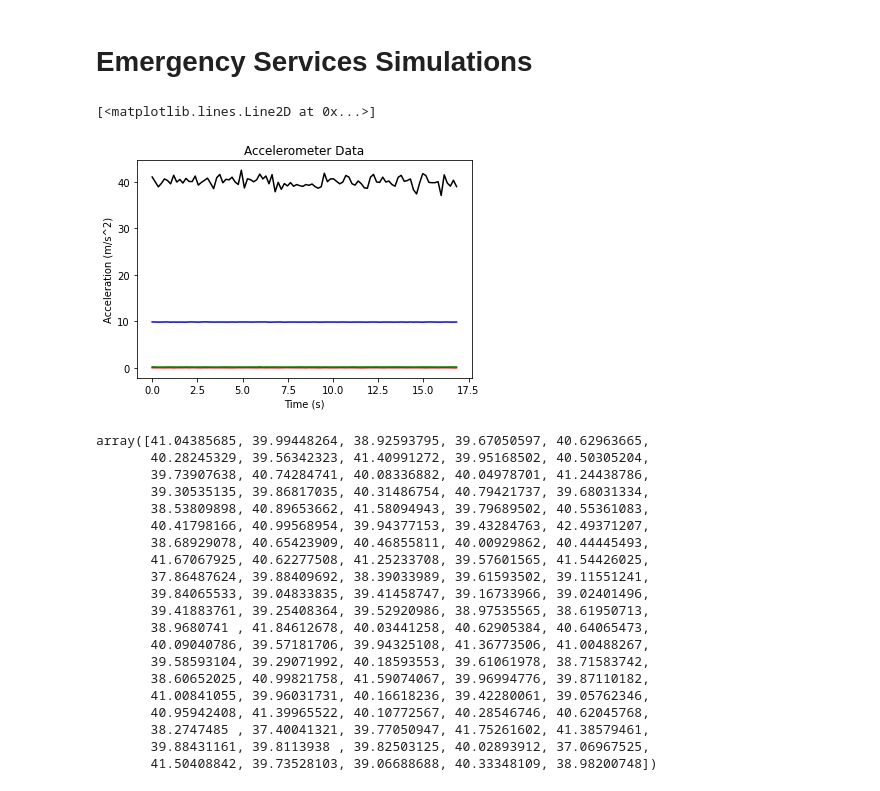
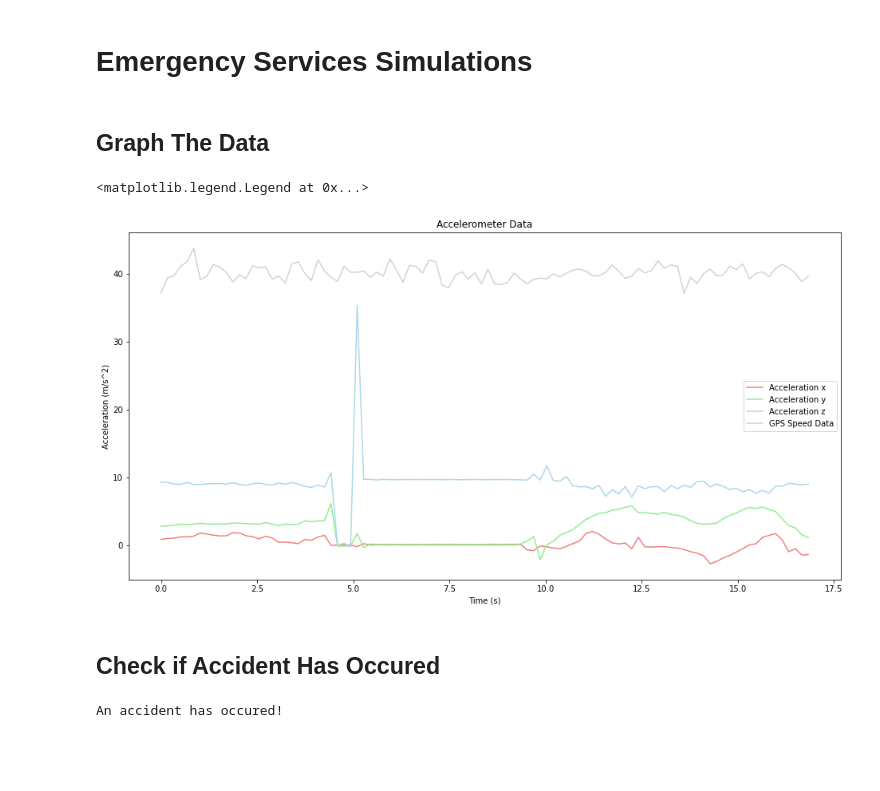
Before and after one commit to matthew-william-lock/Zoom-Application, a Jupyter notebook: simulations/emergency_services/emergency_services_simulation.ipynb, the cells around one changed output. Drawn from its saved outputs; the diff is of its cells as text; code cells hidden in the pictures; blank space fills up the shorter version.

Commit message:
Added Accident Simulation

```diff
--- a/simulations/emergency_services/emergency_services_simulation.ipynb
+++ b/simulations/emergency_services/emergency_services_simulation.ipynb
@@ -20,34 +20,17 @@ z_data=[9.842864036560059,9.830892562866211,9.814132690429688,9.811738014221191,
+# %% [markdown]
+## Graph The Data
 # %%
+plt.figure(figsize=(16, 8))
 plt.title("Accelerometer Data")
 plt.xlabel("Time (s)")
 plt.ylabel("Acceleration (m/s^2)")
-plt.plot(x,x_data,color='r')
-plt.plot(x,y_data,color='g')
-plt.plot(x,z_data,color='b')
-plt.plot(x,speed,color='black')
+plt.plot(x,x_data,color='lightcoral',label="Acceleration x")
+plt.plot(x,y_data,color='lightgreen',label="Acceleration y")
+plt.plot(x,z_data,color='lightblue',label="Acceleration z")
+plt.plot(x,speed,color='lightgrey',label="GPS Speed Data")
+plt.legend()
 # %% [output]
-[<matplotlib.lines.Line2D at 0x...>]
+<matplotlib.legend.Legend at 0x...>
-[figure, old version]
+[figure, new version]
-# %%
-speed
-# %% [output]
-array([41.04385685, 39.99448264, 38.92593795, 39.67050597, 40.62963665,
-       40.28245329, 39.56342323, 41.40991272, 39.95168502, 40.50305204,
-       39.73907638, 40.74284741, 40.08336882, 40.04978701, 41.24438786,
-       39.30535135, 39.86817035, 40.31486754, 40.79421737, 39.68031334,
-       38.53809898, 40.89653662, 41.58094943, 39.79689502, 40.55361083,
-       40.41798166, 40.99568954, 39.94377153, 39.43284763, 42.49371207,
-       38.68929078, 40.65423909, 40.46855811, 40.00929862, 40.44445493,
-       41.67067925, 40.62277508, 41.25233708, 39.57601565, 41.54426025,
-       37.86487624, 39.88409692, 38.39033989, 39.61593502, 39.11551241,
-       39.84065533, 39.04833835, 39.41458747, 39.16733966, 39.02401496,
-       39.41883761, 39.25408364, 39.52920986, 38.97535565, 38.61950713,
-       38.9680741 , 41.84612678, 40.03441258, 40.62905384, 40.64065473,
-       40.09040786, 39.57181706, 39.94325108, 41.36773506, 41.00488267,
-       39.58593104, 39.29071992, 40.18593553, 39.61061978, 38.71583742,
-       38.60652025, 40.99821758, 41.59074067, 39.96994776, 39.87110182,
-       41.00841055, 39.96031731, 40.16618236, 39.42280061, 39.05762346,
-       40.95942408, 41.39965522, 40.10772567, 40.28546746, 40.62045768,
-       38.2747485 , 37.40041321, 39.77050947, 41.75261602, 41.38579461,
-       39.88431161, 39.8113938 , 39.82503125, 40.02893912, 37.06967525,
-       41.50408842, 39.73528103, 39.06688688, 40.33348109, 38.98200748])
+# %% [markdown]
+## Check if Accident Has Occured
@@ -53,0 +57,13 @@ array([41.04385685, 39.99448264, 38.92593795, 39.67050597, 40.62963665,
+# %%
+threshold = 30                                  # Acceleration threshold for accident, measured in m/s^2
+drving_speed_threshold = 35                     # Threshold for which the user is considered to be driving, measured in km/h
+n = getPeakAtThreshold(z_data,threshold)        # Check at what time accident may have occured
+
+Accident = False
+if (len(n[0])>0):
+    if (wasDriving(speed,n[0][0],drving_speed_threshold)):
+        Accident = True
+        print("An accident has occured! ")
+else: print("There has not been a accident. ")
+# %% [output]
+An accident has occured!
```
Also changed, not shown: parts of 9 cells of this notebook.
